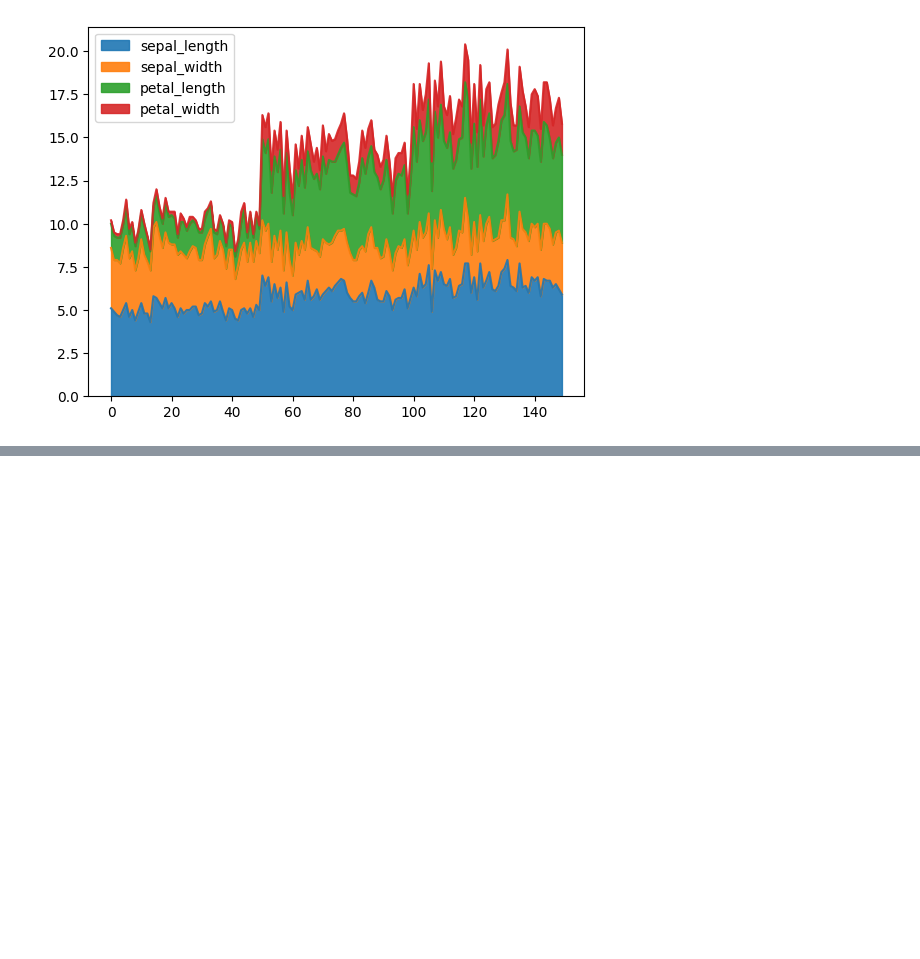
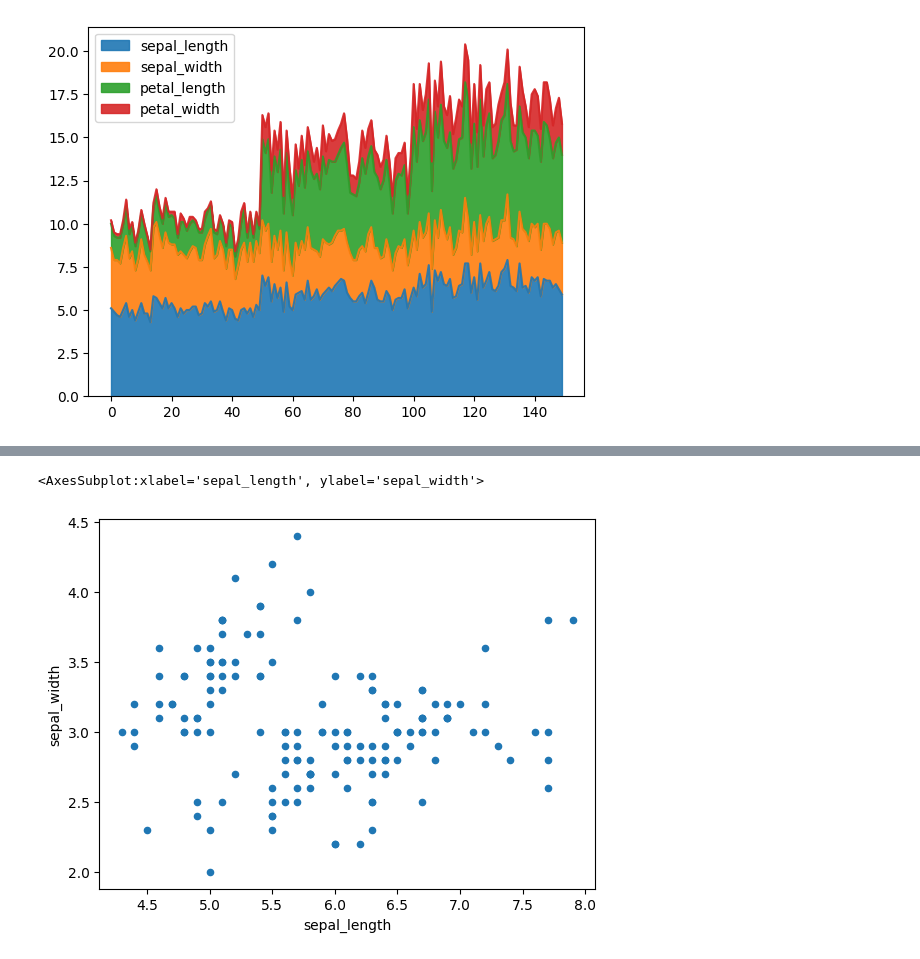
Before and after one commit to adityacs103/ineuron, a Jupyter notebook: visualization/visual2.ipynb, the cells around one changed output, grey strips where cells are left out. Drawn from its saved outputs; the diff is of its cells as text; code cells hidden in the pictures; blank space fills up the shorter version.

```diff
--- a/visualization/visual2.ipynb
+++ b/visualization/visual2.ipynb
@@ -49,0 +64,6 @@ df.plot(kind='area',alpha=0.9)
+# %%
+df.plot.scatter(x='sepal_length',y='sepal_width')
+# there is no relation between sepal length and sepal wedth
+# %% [output]
+<AxesSubplot:xlabel='sepal_length', ylabel='sepal_width'>
+[figure, added]
```
Also changed, not shown: parts of 3 cells of this notebook.
